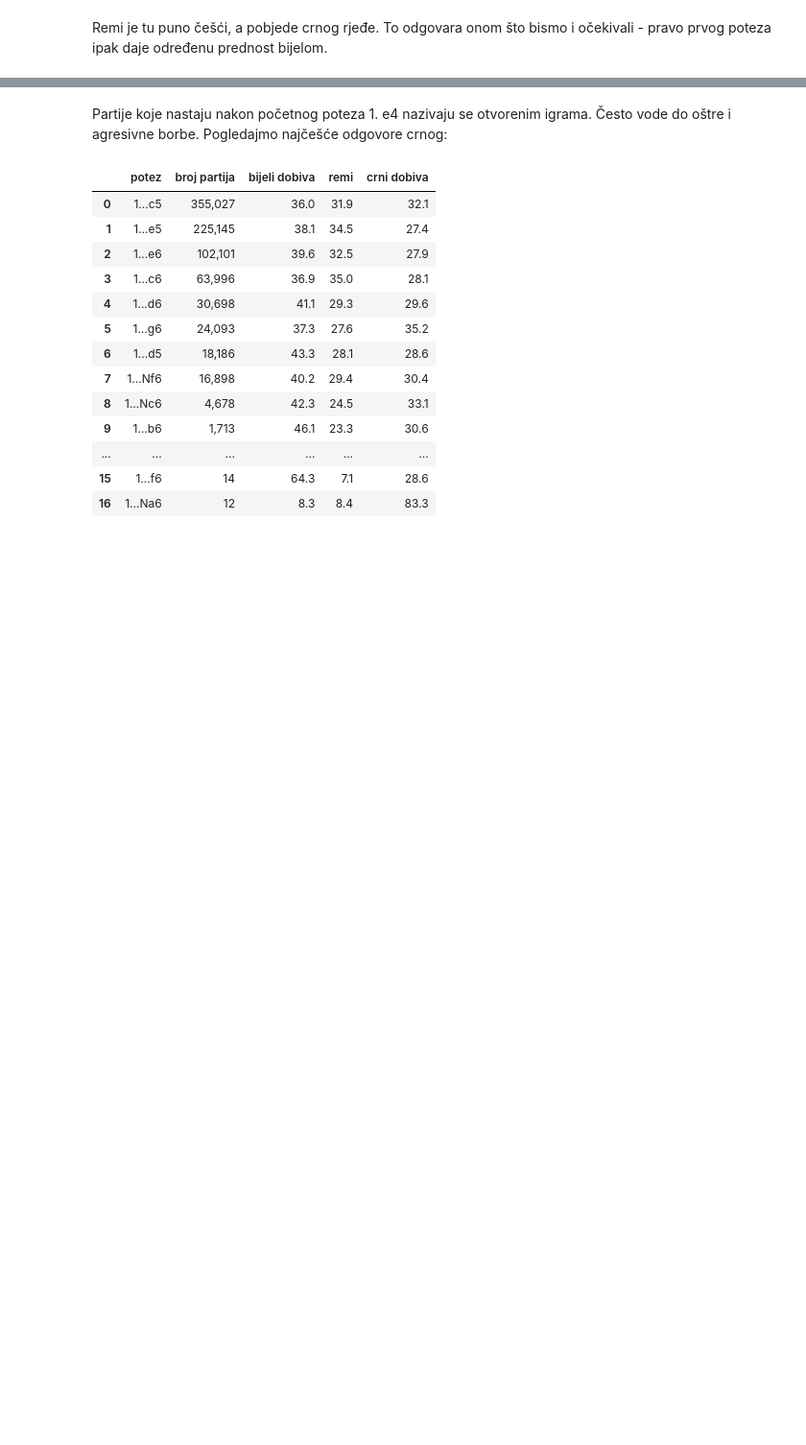
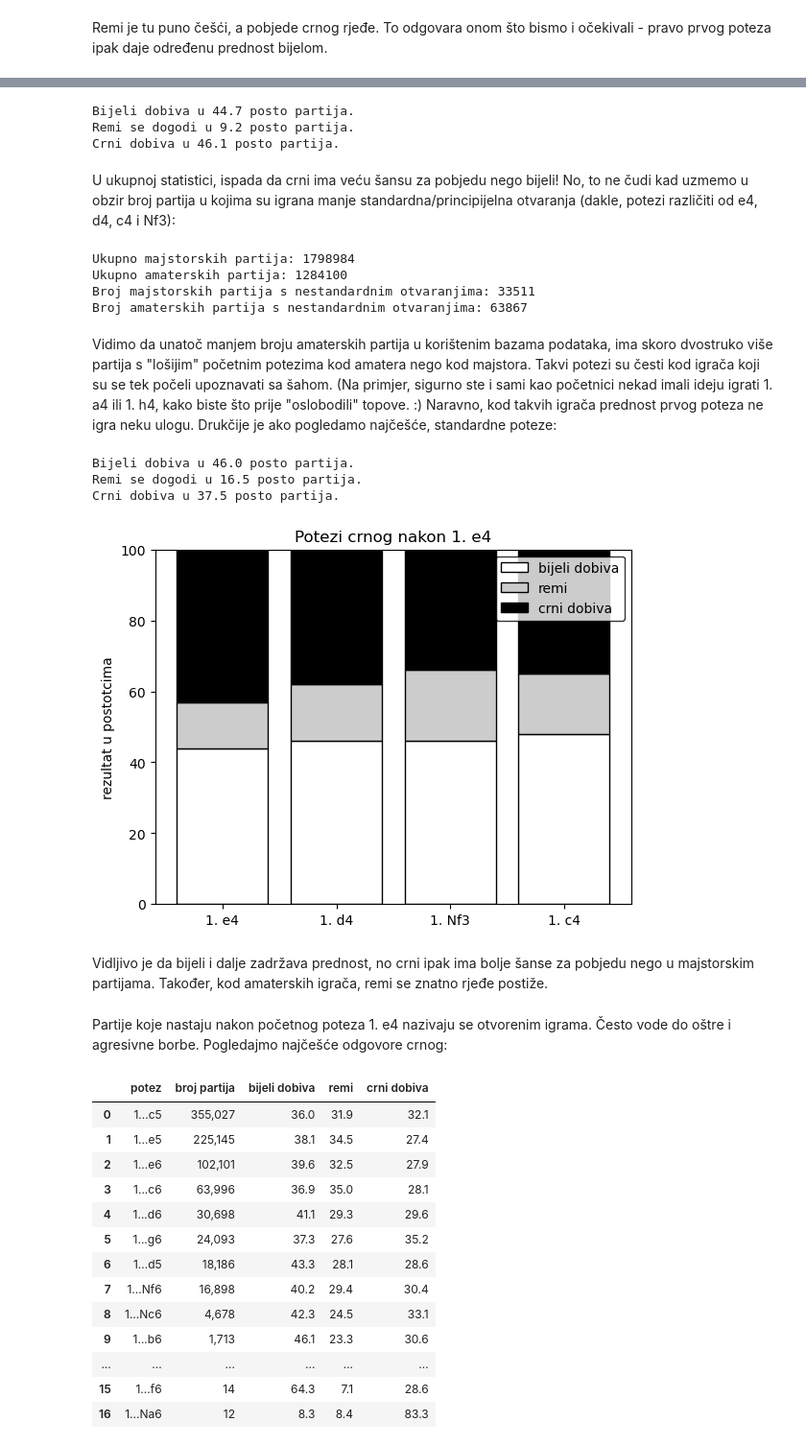
Before and after one commit to ring-bearer/ms, a Jupyter notebook: sah.ipynb, the cells around one changed output, grey strips where cells are left out. Shown at 96% size. Drawn from its saved outputs; the diff is of its cells as text; code cells hidden in the pictures; blank space fills up the shorter version.

```diff
--- a/sah.ipynb
+++ b/sah.ipynb
@@ -212,0 +253,3 @@ Remi je tu puno češći, a pobjede crnog rjeđe. To odgovara onom što bismo i
+# %%
+noobstart = pd.read_csv('ficsstart.txt', sep=r"\t\s*", engine='python')
+noobstart
@@ -212,0 +276,11 @@ Remi je tu puno češći, a pobjede crnog rjeđe. To odgovara onom što bismo i
+# %%
+noobstart.pop('Win%')
+noobstart.pop('[%]')
+noobstart = noobstart.reindex(columns=['Move','Games','White wins','Draws','Black wins'])
+noobstart = noobstart.rename({'Move': 'potez', 'Games': 'broj partija',
+                              'White wins': 'bijeli dobiva', 'Draws': 'remi',
+                              'Black wins': 'crni dobiva'}, axis='columns')
+noobstart = noobstart.drop([0])
+noobstart.index -= 1
+noobstart = numeric(noobstart)
+noobstart
@@ -213,3 +305,35 @@ Remi je tu puno češći, a pobjede crnog rjeđe. To odgovara onom što bismo i
+# %%
+winstat(noobstart)
+# %% [output]
+Bijeli dobiva u 44.7 posto partija.
+Remi se dogodi u 9.2 posto partija.
+Crni dobiva u 46.1 posto partija.
+# %% [markdown]
+U ukupnoj statistici, ispada da crni ima veću šansu za pobjedu nego bijeli! No, to ne čudi kad uzmemo u obzir broj partija u kojima su igrana manje standardna/principijelna otvaranja (dakle, potezi različiti od e4, d4, c4 i Nf3):
+# %%
+print("Ukupno majstorskih partija:", start['broj partija'].sum())
+print("Ukupno amaterskih partija:", noobstart['broj partija'].sum())
+print("Broj majstorskih partija s nestandardnim otvaranjima:", start['broj partija'][4:].sum())
+print("Broj amaterskih partija s nestandardnim otvaranjima:", noobstart['broj partija'][4:].sum())
+# %% [output]
+Ukupno majstorskih partija: 1798984
+Ukupno amaterskih partija: 1284100
+Broj majstorskih partija s nestandardnim otvaranjima: 33511
+Broj amaterskih partija s nestandardnim otvaranjima: 63867
+# %% [markdown]
+Vidimo da unatoč manjem broju amaterskih partija u korištenim bazama podataka, ima skoro dvostruko više partija s "lošijim" početnim potezima kod amatera nego kod majstora. Takvi potezi su česti kod igrača koji su se tek počeli upoznavati sa šahom. (Na primjer, sigurno ste i sami kao početnici nekad imali ideju igrati 1. a4 ili 1. h4, kako biste što prije "oslobodili" topove. :) Naravno, kod takvih igrača prednost prvog poteza ne igra neku ulogu. Drukčije je ako pogledamo najčešće, standardne poteze:
+# %%
+winstat(noobstart,4)
+# %% [output]
+Bijeli dobiva u 46.0 posto partija.
+Remi se dogodi u 16.5 posto partija.
+Crni dobiva u 37.5 posto partija.
+# %%
+graph(noobstart,4)
+# %% [output]
+[figure, added]
+# %% [markdown]
+Vidljivo je da bijeli i dalje zadržava prednost, no crni ipak ima bolje šanse za pobjedu nego u majstorskim partijama. Također, kod amaterskih igrača, remi se znatno rjeđe postiže.
 # %% [markdown]
 Partije koje nastaju nakon početnog poteza 1. e4 nazivaju se otvorenim igrama. Često vode do oštre i agresivne borbe. Pogledajmo najčešće odgovore crnog:
 # %%
```
Also changed, not shown: parts of 22 cells of this notebook, 1 other file.
